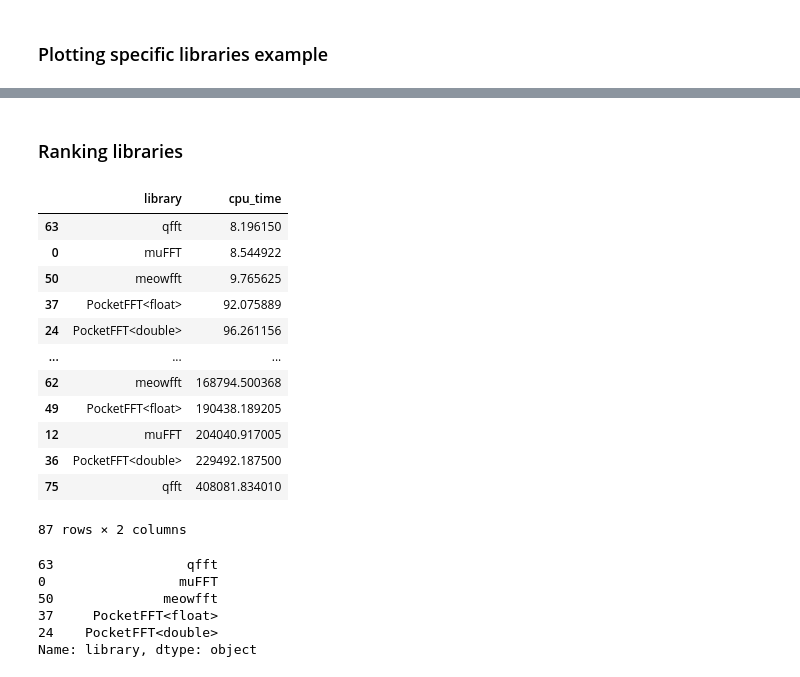
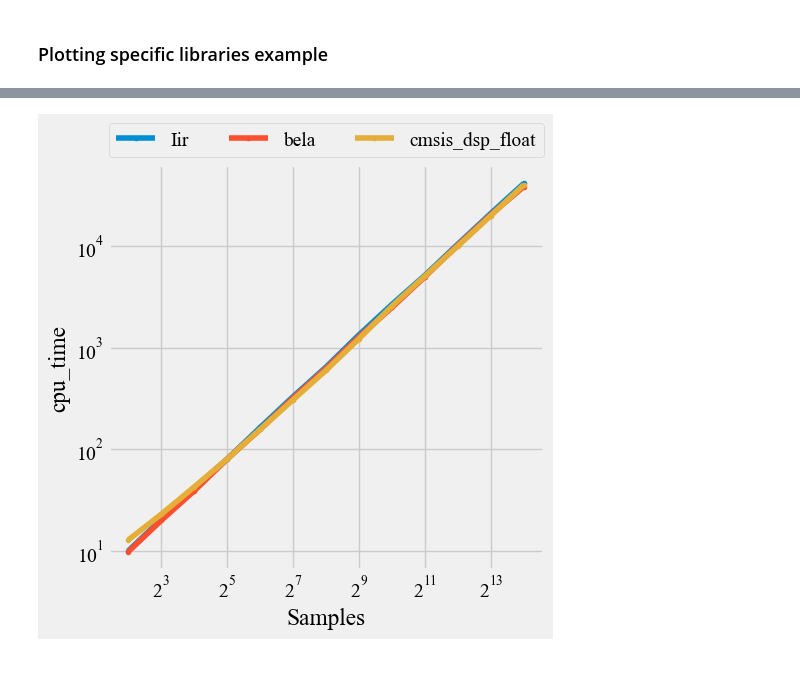
Before and after one commit to SamiSaade/benchmark-visual, a Jupyter notebook: viz.ipynb, the cells around one changed output, grey strips where cells are left out. Cells and saved outputs as stored; diff of their text form; code cells hidden in the pictures.

```diff
--- a/viz.ipynb
+++ b/viz.ipynb
@@ -94,29 +115,6 @@ asd not found in dataset
-# %% [markdown]
-### Ranking libraries
-# %%
-ranked_biquad = benchRank(data_biquad)
-ranked_fft, list_fft = benchRank(data_fft)
-ranked_fft[['library','cpu_time']]
-# %% [output]
-|  | library | cpu_time |
-| 63 | qfft | 8.196150 |
-| 0 | muFFT | 8.544922 |
-| 50 | meowfft | 9.765625 |
-| 37 | PocketFFT<float> | 92.075889 |
-| 24 | PocketFFT<double> | 96.261156 |
-| ... | ... | ... |
-| 62 | meowfft | 168794.500368 |
-| 49 | PocketFFT<float> | 190438.189205 |
-| 12 | muFFT | 204040.917005 |
-| 36 | PocketFFT<double> | 229492.187500 |
-| 75 | qfft | 408081.834010 |
-87 rows × 2 columns
-# %%
-ranked_fft.loc[ranked_fft['sampleNumber']==4]['library']
-# %% [output]
-63                 qfft
-0                 muFFT
-50              meowfft
-37     PocketFFT<float>
-24    PocketFFT<double>
-Name: library, dtype: object
+# %%
+libs = ['Iir','bela','cmsis_dsp_float']
+figure = plotBenchmark(data_biquad,libraries=libs)
+plt.show()
+# %% [output]
+[figure, added]
```
Also changed, not shown: parts of 18 cells of this notebook, 13 other files.
